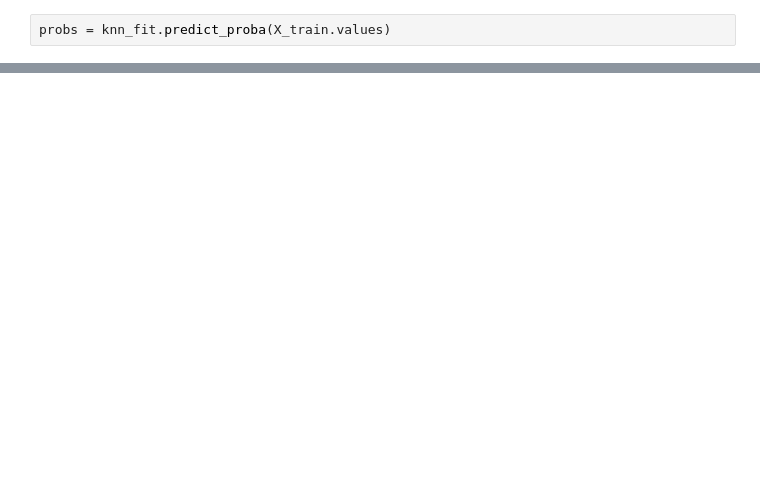
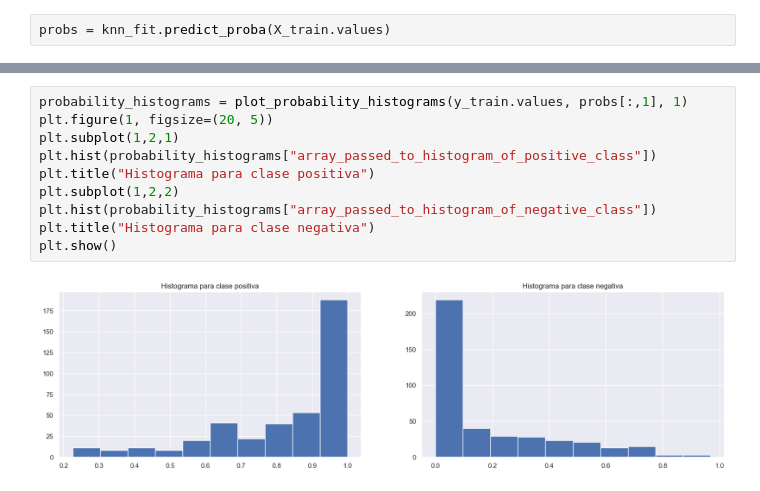
Before and after one commit to ICAI-IMAT-ML/p2-2-prialgon, a Jupyter notebook: notebook/Lab_2_2_kNN.ipynb, the cells around one changed output, grey strips where cells are left out. Saved outputs shown, nothing was run; the diff lists cells and outputs as text; blank space fills up the shorter version.

```diff
--- a/notebook/Lab_2_2_kNN.ipynb
+++ b/notebook/Lab_2_2_kNN.ipynb
@@ -129,0 +110,12 @@ roc_curve = plot_roc_curve(y_train.values, probs[:,1], 'YES')
+# %%
+probability_histograms = plot_probability_histograms(y_train.values, probs[:,1], 1)
+plt.figure(1, figsize=(20, 5))
+plt.subplot(1,2,1)
+plt.hist(probability_histograms["array_passed_to_histogram_of_positive_class"])
+plt.title("Histograma para clase positiva")
+plt.subplot(1,2,2)
+plt.hist(probability_histograms["array_passed_to_histogram_of_negative_class"])
+plt.title("Histograma para clase negativa")
+plt.show()
+# %% [output]
+[figure, added]
```
Also changed, not shown: parts of 10 cells of this notebook, 1 other file.
